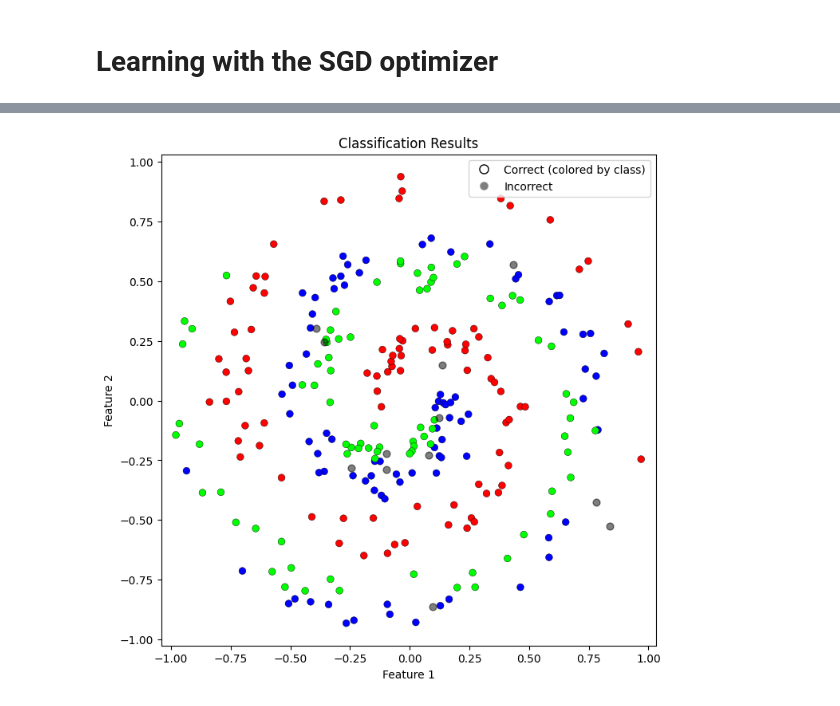
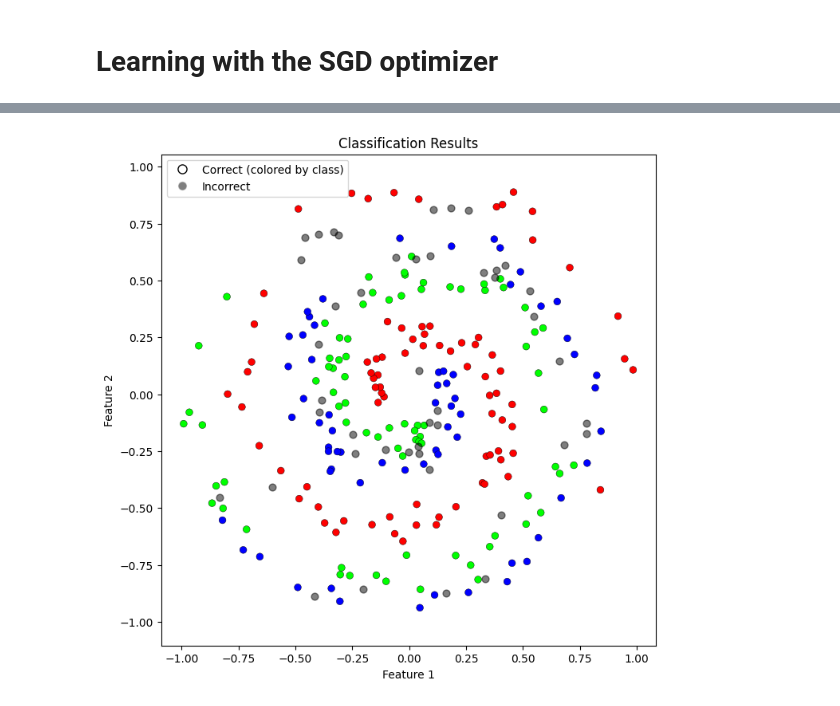
Before and after one commit to Luka98122/CUDA-Artifical-Neural-Networks-from-scratch, a Jupyter notebook: main.ipynb, the cells around one changed output, grey strips where cells are left out. Cells and saved outputs as stored; diff of their text form; code cells hidden in the pictures.

Commit message:
85% Accuracy on validation data

````diff
--- a/main.ipynb
+++ b/main.ipynb
@@ -167,7 +167,10 @@ In the below cells I will attempt to create and train a neural network on the sp
 layer1 = Neuron_Layer(2,64)
 activation1 = Activation_ReLU()
 
-layer2 = Neuron_Layer(64,3) # Output layer
+layer2 = Neuron_Layer(64,64) # Hidden layer
+activation2 =Activation_ReLU()
+
+layer3 = Neuron_Layer(64,3)
 loss_activation = Activation_Softmax_Loss_CategoricalCrossentropy()
 optimizer = Optimizer_SGD(learning_rate=0.75,decay=0.0001)
 # %%
@@ -226,17 +232,22 @@ dvalues2 = activation.dinputs
 ```
 # %%
 loss_activation.backward(loss_activation.output, Y)
-layer2.backward(loss_activation.dinputs)
+layer3.backward(loss_activation.dinputs)
+activation2.backward(layer3.dinputs)
+layer2.backward(activation2.dinputs)
 activation1.backward(layer2.dinputs)
 layer1.backward(activation1.dinputs)
-
 
 
 print(layer1.dweights)
 print(layer1.dbiases)
 print(layer2.dweights)
 print(layer2.dbiases)
+print(layer3.dweights)
+print(layer3.dbiases)
+
 
 optimizer.update_params(layer1)
 optimizer.update_params(layer2)
+optimizer.update_params(layer3)
 # %% [output]
@@ -260,11 +271,13 @@ optimizer.update_params(layer2)
 # %% [markdown]
 # Learning with the SGD optimizer
 # %%
-for epoch in range(50001):
+for epoch in range(15001):
     layer1.forward(X)
     activation1.forward(layer1.output)
     layer2.forward(activation1.output)
-    loss = loss_activation.forward(layer2.output, Y)
+    activation2.forward(layer2.output)
+    layer3.forward(activation2.output)
+    loss = loss_activation.forward(layer3.output, Y)
     predictions = np.argmax(loss_activation.output,axis=1)
     accuracy = np.mean(predictions==Y)
 
@@ -272,12 +285,15 @@ for epoch in range(50001):
         print(f"Epoch: {epoch} | acc: {accuracy:.3f} | loss: {loss:.3f}")
 
     loss_activation.backward(loss_activation.output, Y)
-    layer2.backward(loss_activation.dinputs)
+    layer3.backward(loss_activation.dinputs)
+    activation2.backward(layer3.dinputs)
+    layer2.backward(activation2.dinputs)
     activation1.backward(layer2.dinputs)
     layer1.backward(activation1.dinputs)
 
     optimizer.pre_update_params()
     optimizer.update_params(layer1)
     optimizer.update_params(layer2)
+    optimizer.update_params(layer3)
     optimizer.post_update_params()
 # %% [output]
@@ -295,4 +311,14 @@ Epoch: 50000 | acc: 0.955 | loss: 0.145
 # %%
+X,Y = create_data(100,3)
+layer1.forward(X)
+activation1.forward(layer1.output)
+layer2.forward(activation1.output)
+activation2.forward(layer2.output)
+layer3.forward(activation2.output)
+loss = loss_activation.forward(layer3.output, Y)
+predictions = np.argmax(loss_activation.output,axis=1)
+accuracy = np.mean(predictions==Y)
+print(f"Epoch: Validation | acc: {accuracy:.3f} | loss: {loss:.3f}")
 correct = predictions == Y
 incorrect = ~correct
 
@@ -340 +367 @@ plt.show()
-[figure, old version]
+[figure, new version]
````
Also changed, not shown: parts of 4 cells of this notebook, 1 other file.
